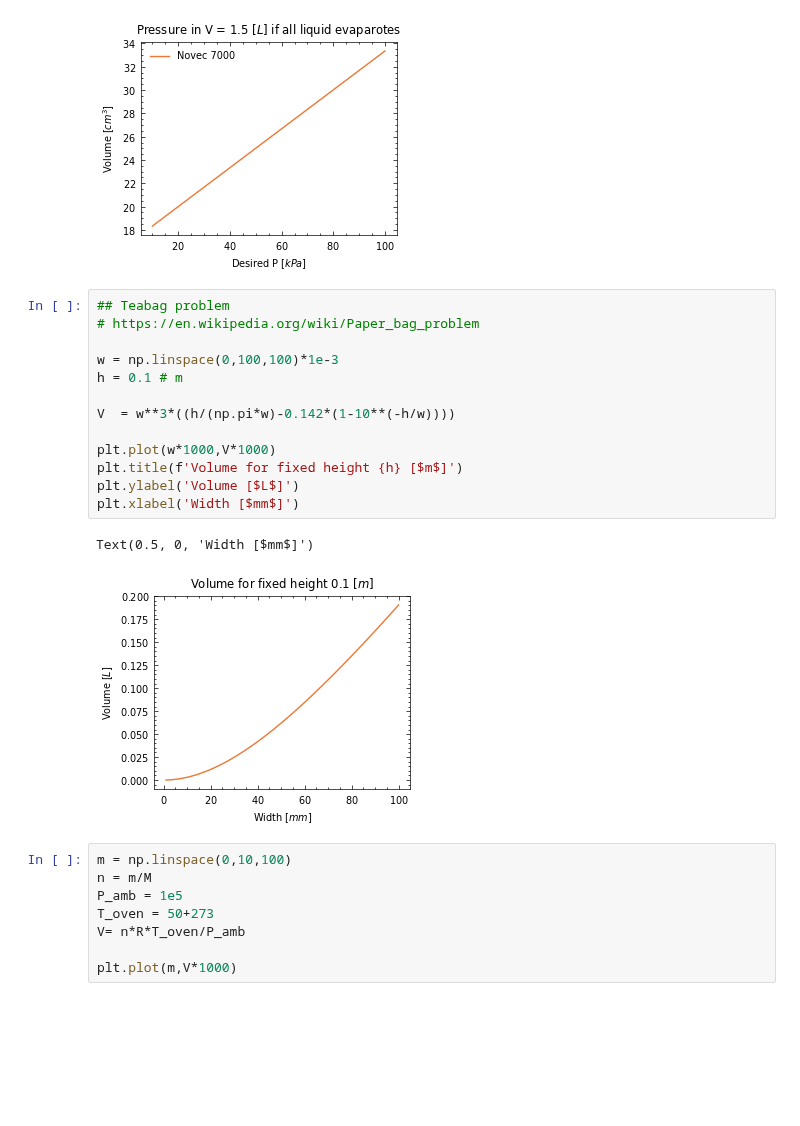
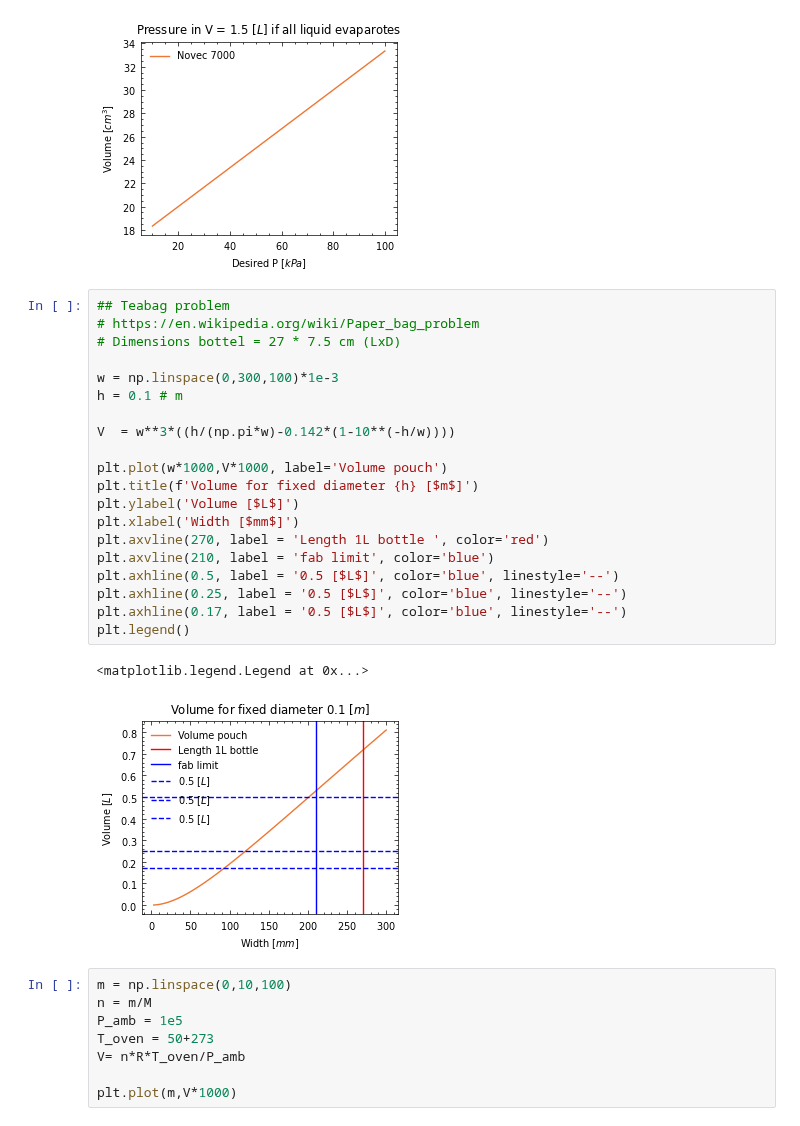
Before and after one commit to Olviel/Thermal_Soft_Robotics, a Jupyter notebook: Thermal_actuation/Model/Engineered_fluid/main.ipynb, the cells around one changed output. Drawn from its saved outputs; the diff is of its cells as text; blank space fills up the shorter version.

```diff
--- a/Thermal_actuation/Model/Engineered_fluid/main.ipynb
+++ b/Thermal_actuation/Model/Engineered_fluid/main.ipynb
@@ -121,19 +122,26 @@ plt.legend()
 # %%
 ## Teabag problem
 # https://en.wikipedia.org/wiki/Paper_bag_problem
+# Dimensions bottel = 27 * 7.5 cm (LxD)
 
-w = np.linspace(0,100,100)*1e-3
+w = np.linspace(0,300,100)*1e-3
 h = 0.1 # m
 
 V  = w**3*((h/(np.pi*w)-0.142*(1-10**(-h/w))))
 
-plt.plot(w*1000,V*1000)
-plt.title(f'Volume for fixed height {h} [$m$]')
+plt.plot(w*1000,V*1000, label='Volume pouch')
+plt.title(f'Volume for fixed diameter {h} [$m$]')
 plt.ylabel('Volume [$L$]')
 plt.xlabel('Width [$mm$]')
+plt.axvline(270, label = 'Length 1L bottle ', color='red')
+plt.axvline(210, label = 'fab limit', color='blue')
+plt.axhline(0.5, label = '0.5 [$L$]', color='blue', linestyle='--')
+plt.axhline(0.25, label = '0.5 [$L$]', color='blue', linestyle='--')
+plt.axhline(0.17, label = '0.5 [$L$]', color='blue', linestyle='--')
+plt.legend()
 # %% [output]
-Text(0.5, 0, 'Width [$mm$]')
+<matplotlib.legend.Legend at 0x...>
-[figure, old version]
+[figure, new version]
 # %%
 m = np.linspace(0,10,100)
 n = m/M
```
Also changed, not shown: parts of 4 cells of this notebook, 3 other files.
